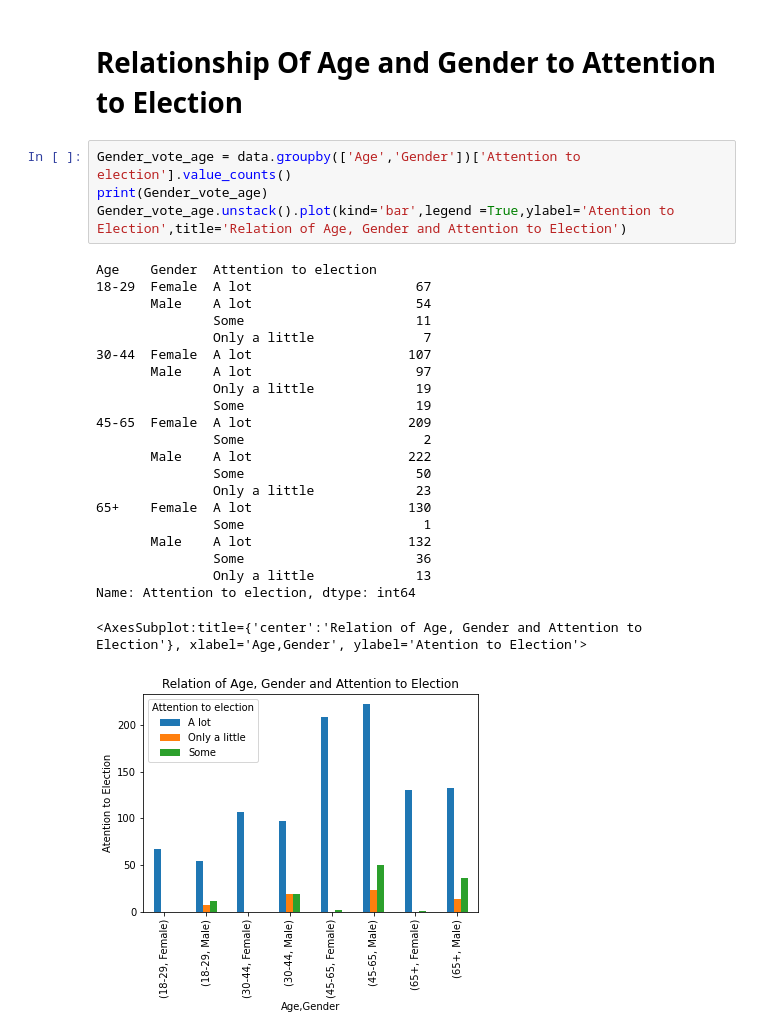
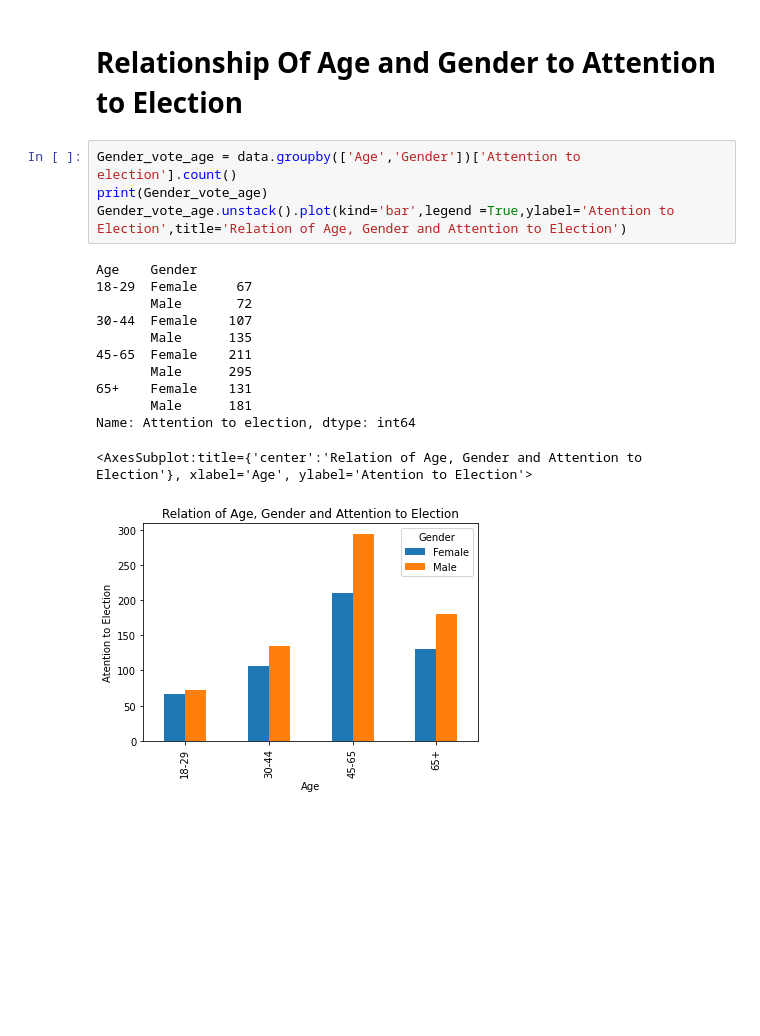
Before and after one commit to Storerun/election, a Jupyter notebook: election.ipynb, the cells around one changed output. Drawn from its saved outputs; the diff is of its cells as text; blank space fills up the shorter version.

Commit message:
c.gender

```diff
--- a/election.ipynb
+++ b/election.ipynb
@@ -136,29 +136,19 @@ Name: Vote Intention, dtype: int64
 # %% [markdown]
 # Relationship Of Age and Gender to Attention to Election
 # %%
-Gender_vote_age = data.groupby(['Age','Gender'])['Attention to election'].value_counts()
+Gender_vote_age = data.groupby(['Age','Gender'])['Attention to election'].count()
 print(Gender_vote_age)
 Gender_vote_age.unstack().plot(kind='bar',legend =True,ylabel='Atention to Election',title='Relation of Age, Gender and Attention to Election')
 # %% [output]
-Age    Gender  Attention to election
-18-29  Female  A lot                     67
-       Male    A lot                     54
-               Some                      11
-               Only a little              7
-30-44  Female  A lot                    107
-       Male    A lot                     97
-               Only a little             19
-               Some                      19
-45-65  Female  A lot                    209
-               Some                       2
-       Male    A lot                    222
-               Some                      50
-               Only a little             23
-65+    Female  A lot                    130
-               Some                       1
-       Male    A lot                    132
-               Some                      36
-               Only a little             13
+Age    Gender
+18-29  Female     67
+       Male       72
+30-44  Female    107
+       Male      135
+45-65  Female    211
+       Male      295
+65+    Female    131
+       Male      181
 Name: Attention to election, dtype: int64
-<AxesSubplot:title={'center':'Relation of Age, Gender and Attention to Election'}, xlabel='Age,Gender', ylabel='Atention to Election'>
+<AxesSubplot:title={'center':'Relation of Age, Gender and Attention to Election'}, xlabel='Age', ylabel='Atention to Election'>
-[figure, old version]
+[figure, new version]
```
